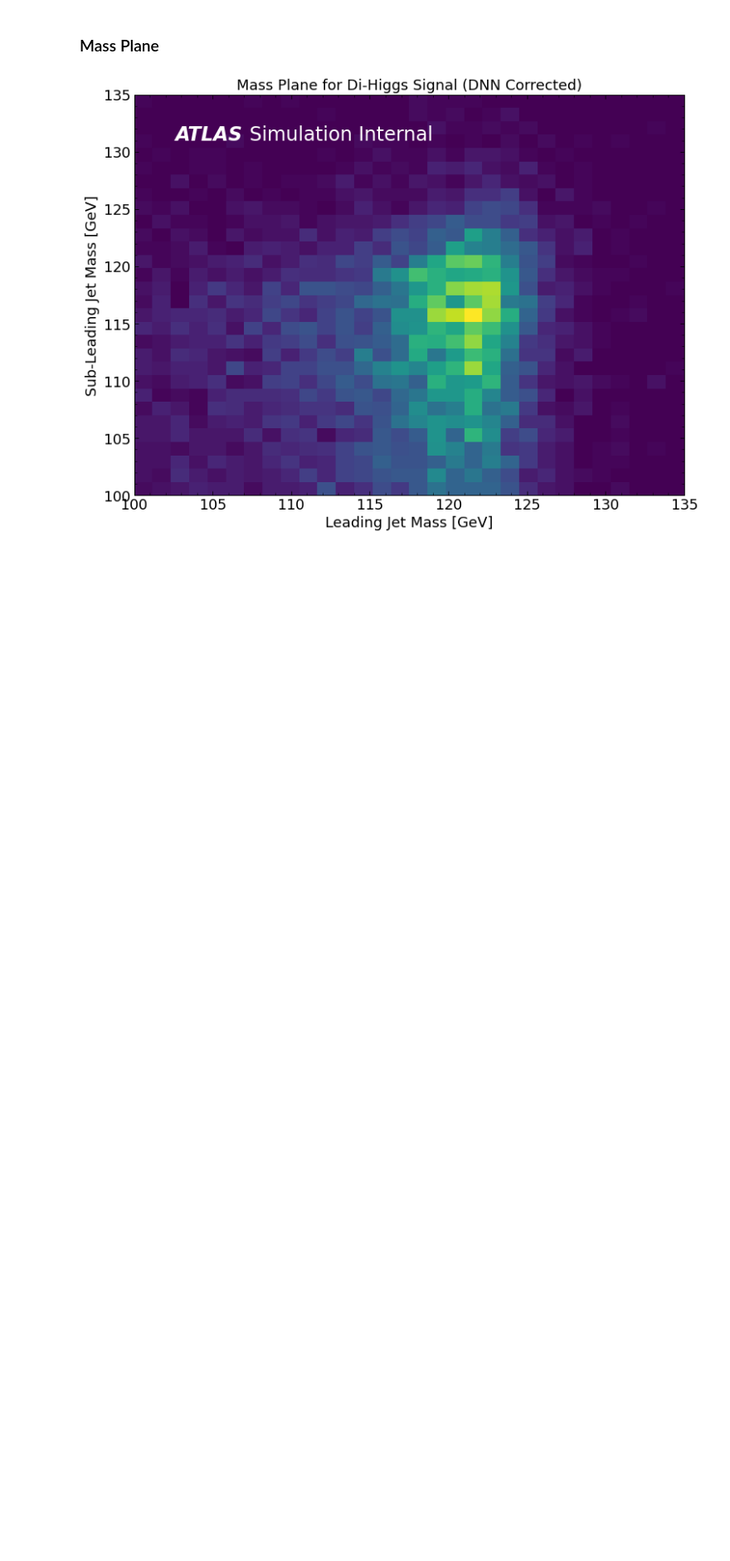
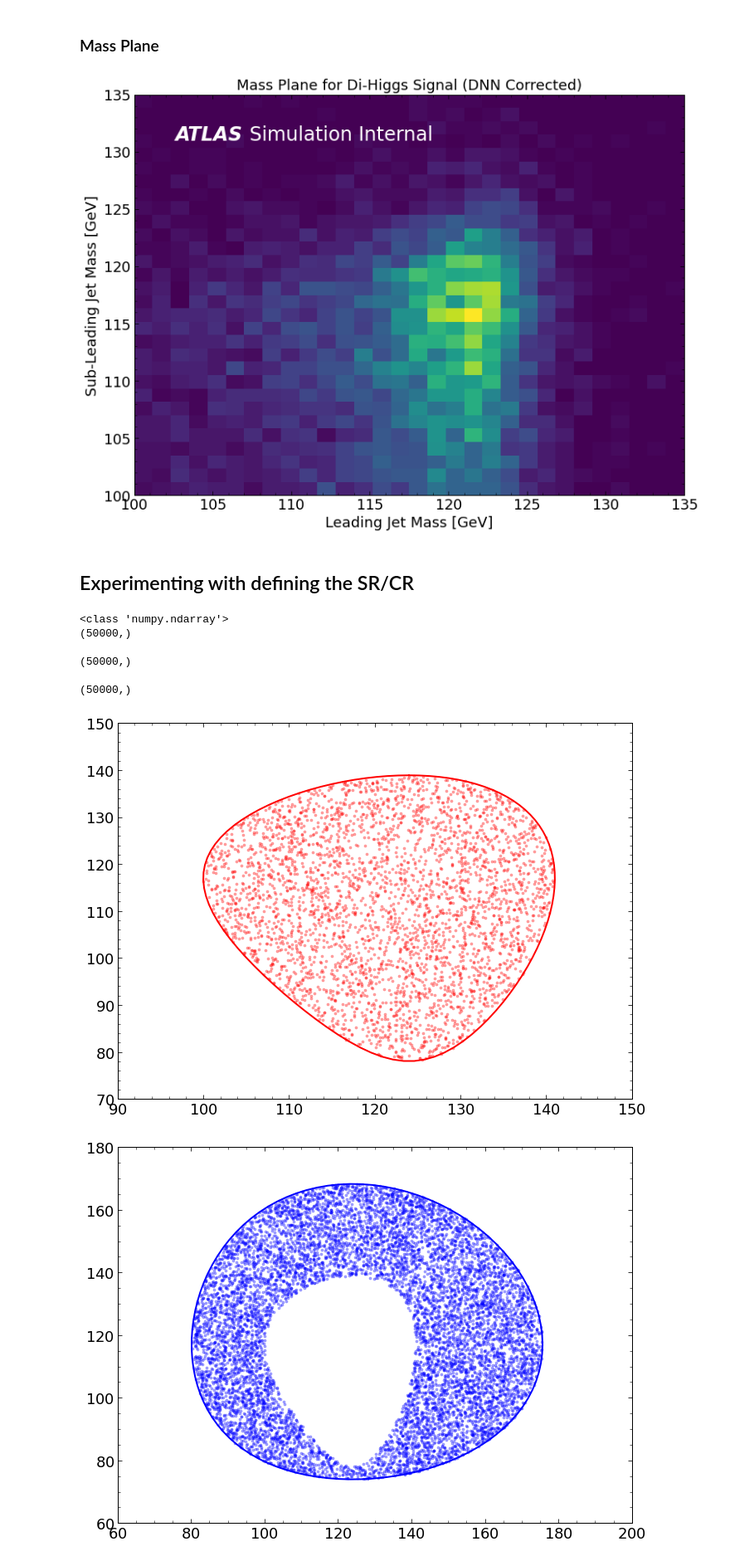
Before and after one commit to russbate42/HH4B_Mass_Regression, a Jupyter notebook: mass_regression/mass_regression.ipynb, the cells around one changed output. Shown at 83% size. Drawn from its saved outputs; the diff is of its cells as text; code cells hidden in the pictures; blank space fills up the shorter version.

Commit message:
Working signal, control, and validation zones.

```diff
--- a/mass_regression/mass_regression.ipynb
+++ b/mass_regression/mass_regression.ipynb
@@ -1183,3 +1183,5 @@ plt.tight_layout()
 plt.show()
 # %% [output]
 [figure]
+# %% [markdown]
+## Experimenting with defining the SR/CR
@@ -1185,0 +1245,69 @@ plt.show()
+# %%
+mh1_sr = mt_SR_broken(f_t=np.sin, a=124, b=1500, c=1.6)
+mh2_sr = mt_SR_broken(f_t=np.cos, a=117, b=1900, c=1.6)
+
+mh1_vr = mt_VCR_broken(f_t=np.cos, a=124, b=.1, c=100)
+mh2_vr = mt_VCR_broken(f_t=np.sin, a=117, b=.1, c=100)
+
+mh1_cr = mt_VCR_broken(f_t=np.cos, a=124, b=.1, c=170)
+mh2_cr = mt_VCR_broken(f_t=np.sin, a=117, b=.1, c=170)
+
+
+## MONTE-CARLO
+m_plane_mc = np.random.uniform(60, 220, size=(50000,2))
+# control region
+cr_mc = VCR_test(mh1=m_plane_mc[:,0], mh2=m_plane_mc[:,1], d=170, bool_mask=True)
+# excluded area
+ex_mc = np.invert(cr_mc)
+# validation region
+vr_mc = VCR_test(mh1=m_plane_mc[:,0], mh2=m_plane_mc[:,1], d=100, bool_mask=True)
+cr_mc[vr_mc] = False
+# signal region
+sr_mc = SR_test(mh1=m_plane_mc[:,0], mh2=m_plane_mc[:,1], bool_mask=True)
+vr_mc[sr_mc] = False
+
+
+print(type(sr_mc))
+print(sr_mc.shape);print()
+print(vr_mc.shape);print()
+print(cr_mc.shape);print()
+# print(sr_mc)
+
+
+## PLOT ALL
+# individual
+plt.plot(mh1_sr, mh2_sr, color='red', lw=2)
+plt.scatter(m_plane_mc[sr_mc,0], m_plane_mc[sr_mc,1], color='red', alpha=.35, s=10)
+plt.show()
+plt.plot(mh1_vr, mh2_vr, color='blue', lw=2)
+plt.scatter(m_plane_mc[vr_mc,0], m_plane_mc[vr_mc,1], color='blue', alpha=.35, s=10)
+plt.show()
+plt.plot(mh1_cr, mh2_cr, color='green', lw=2)
+plt.scatter(m_plane_mc[ex_mc,0], m_plane_mc[ex_mc,1], color='purple', alpha=.15, s=10)
+plt.scatter(m_plane_mc[cr_mc,0], m_plane_mc[cr_mc,1], color='green', alpha=.35, s=10)
+plt.xlim(60,220)
+plt.ylim(60,220)
+plt.show()
+
+# altogether
+plt.plot(mh1_sr, mh2_sr, color='black', lw=1.5)
+plt.plot(mh1_vr, mh2_vr, color='black', lw=1.5)
+plt.plot(mh1_cr, mh2_cr, color='black', lw=1.5)
+plt.show()
+
+plt.scatter(m_plane_mc[ex_mc,0], m_plane_mc[ex_mc,1], color='purple', alpha=.15, s=10)
+plt.scatter(m_plane_mc[cr_mc,0], m_plane_mc[cr_mc,1], color='green', alpha=.35, s=10)
+plt.scatter(m_plane_mc[vr_mc,0], m_plane_mc[vr_mc,1], color='blue', alpha=.35, s=10)
+plt.scatter(m_plane_mc[sr_mc,0], m_plane_mc[sr_mc,1], color='red', alpha=.35, s=10)
+plt.xlim(60,220)
+plt.ylim(60,220)
+plt.show()
+# %% [output]
+<class 'numpy.ndarray'>
+(50000,)
+
+(50000,)
+
+(50000,)
+[figure, added]
+[figure, added]
```
Also changed, not shown: parts of 5 cells of this notebook.
